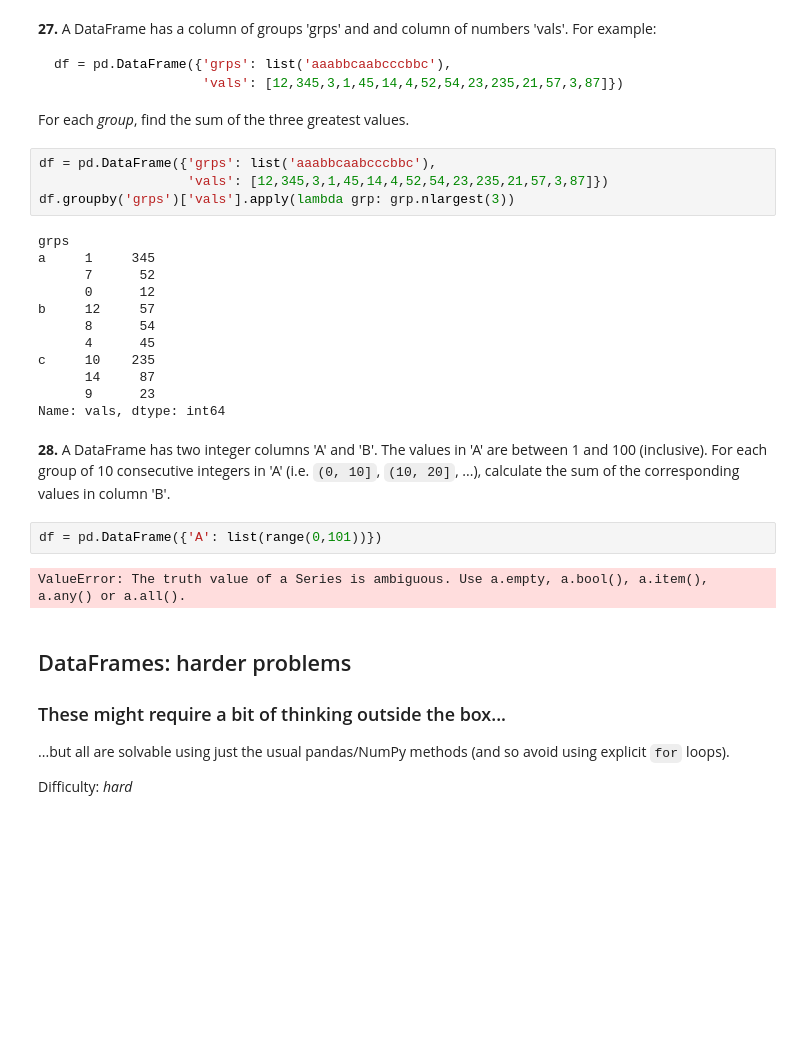
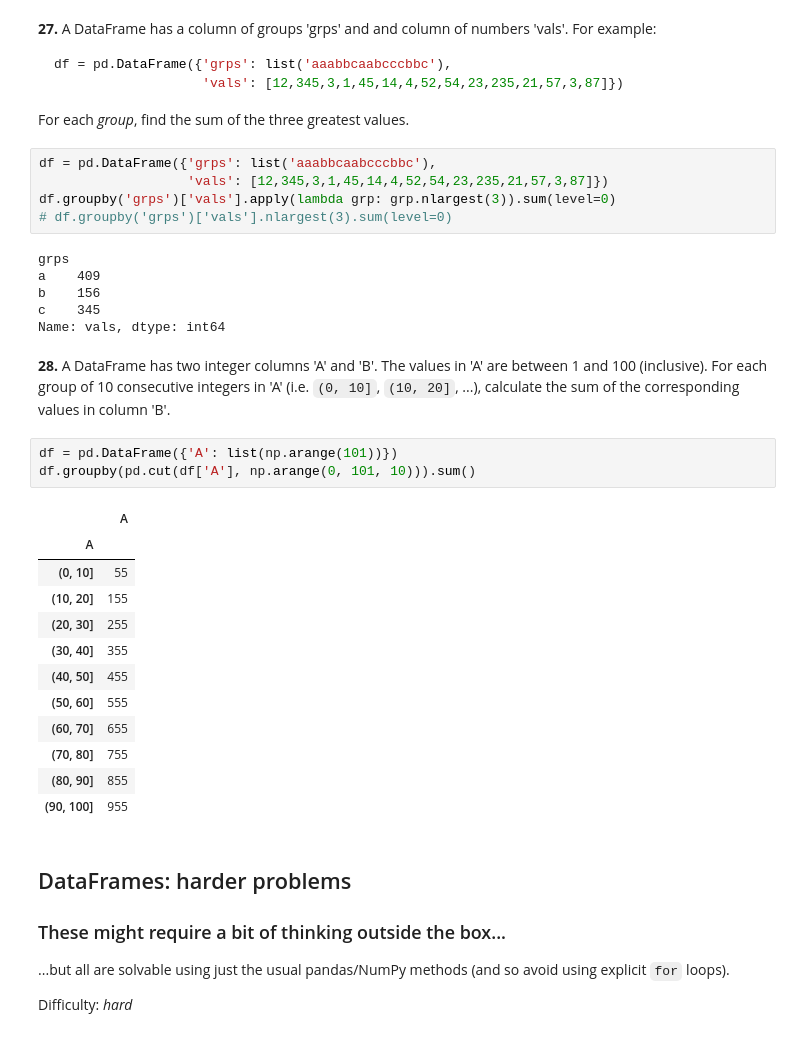
Before and after one commit to androidjp/training-TensorFlow, a Jupyter notebook: practice-pandas/60-pandas-exercises.ipynb, the cells around one changed output. Drawn from its saved outputs; the diff is of its cells as text; blank space fills up the shorter version.

```diff
--- a/practice-pandas/60-pandas-exercises.ipynb
+++ b/practice-pandas/60-pandas-exercises.ipynb
@@ -391,25 +391,32 @@ For each *group*, find the sum of the three greatest values.
 # %%
 df = pd.DataFrame({'grps': list('aaabbcaabcccbbc'),
                    'vals': [12,345,3,1,45,14,4,52,54,23,235,21,57,3,87]})
-df.groupby('grps')['vals'].apply(lambda grp: grp.nlargest(3))
+df.groupby('grps')['vals'].apply(lambda grp: grp.nlargest(3)).sum(level=0)
+# df.groupby('grps')['vals'].nlargest(3).sum(level=0)
 # %% [output]
 grps
-a     1     345
-      7      52
-      0      12
-b     12     57
-      8      54
-      4      45
-c     10    235
-      14     87
-      9      23
+a    409
+b    156
+c    345
 Name: vals, dtype: int64
 # %% [markdown]
 **28.** A DataFrame has two integer columns 'A' and 'B'. The values in 'A' are between 1 and 100 (inclusive). For each group of 10 consecutive integers in 'A' (i.e. `(0, 10]`, `(10, 20]`, ...), calculate the sum of the corresponding values in column 'B'.
 # %%
-df = pd.DataFrame({'A': list(range(0,101))})
+df = pd.DataFrame({'A': list(np.arange(101))})
+df.groupby(pd.cut(df['A'], np.arange(0, 101, 10))).sum()
 # %% [output]
-ValueError: The truth value of a Series is ambiguous. Use a.empty, a.bool(), a.item(), a.any() or a.all().
+|  | A |
+| A |  |
+| (0, 10] | 55 |
+| (10, 20] | 155 |
+| (20, 30] | 255 |
+| (30, 40] | 355 |
+| (40, 50] | 455 |
+| (50, 60] | 555 |
+| (60, 70] | 655 |
+| (70, 80] | 755 |
+| (80, 90] | 855 |
+| (90, 100] | 955 |
 # %% [markdown]
 ## DataFrames: harder problems
 
```
Also changed, not shown: parts of 9 cells of this notebook, 1 other file.
